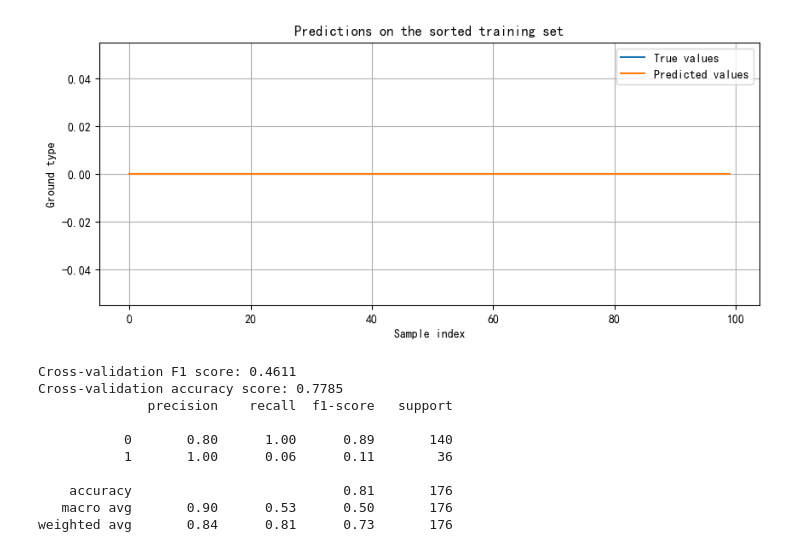
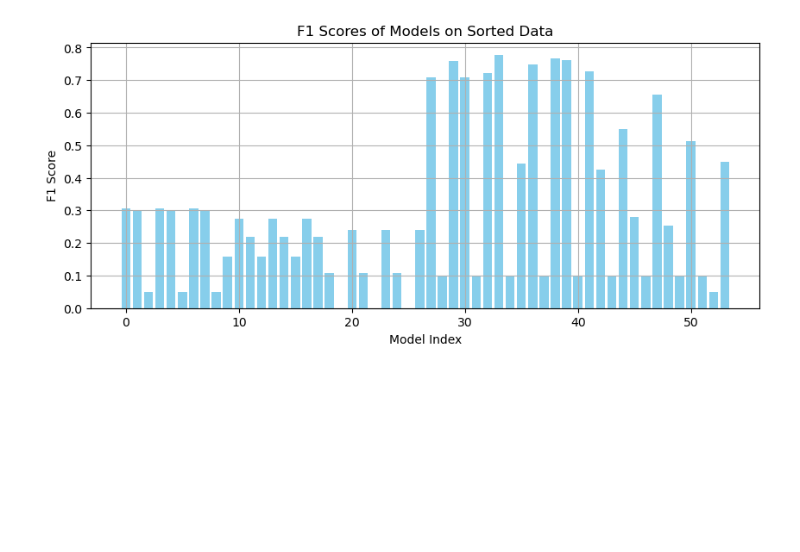
Before and after one commit to wangjinglong11/work, a Jupyter notebook: 5.ipynb, the cells around one changed output. Saved outputs shown, nothing was run; the diff lists cells and outputs as text; code cells hidden in the pictures; blank space fills up the shorter version.

```diff
--- a/5.ipynb
+++ b/5.ipynb
@@ -110,11 +200,64 @@ weighted avg       0.84      0.81      0.73       176
 # %%
 # === 5. Training on sorted data ===
 print("# Training on sorted data")
-model_sorted = train_mlp(X_sorted, Y_sorted, hidden_layers=(128, 64, 32), activation='tanh', solver='adam', max_iter=300)
-pred_sorted = model_sorted.predict(X_sorted)
-plot_results(Y_sorted.values, pred_sorted, "Predictions on the sorted training set")
-print("Cross-validation F1 score: {:.4f}".format(cross_val_score(model_raw, X, Y, cv=3, scoring='f1_macro').mean()))
-print("Cross-validation accuracy score: {:.4f}".format(cross_val_score(model_raw, X, Y, cv=3, scoring='accuracy').mean()))
-print(classification_report(Y, pred_raw))
+
+train_data = X.copy()
+train_data['Type'] = Y.values  # Add the label column
+
+# Sort by 'Type' in ascending order
+train_data_sorted = train_data.sort_values(by='Type').reset_index(drop=True)
+
+# Separate the sorted X and Y
+X_sorted = train_data_sorted.drop(columns='Type')
+Y_sorted = train_data_sorted['Type']
+
+
+# -------------------------------
+# Using GridSearchCV for parameter search and outputting Accuracy
+# -------------------------------
+from sklearn.model_selection import GridSearchCV, StratifiedKFold, cross_val_score
+from sklearn.neural_network import MLPClassifier
+import matplotlib.pyplot as plt
+import pandas as pd
+
+param_grid = {
+    'hidden_layer_sizes': [(128, 64), (64, 32), (32, 16)],
+    'activation': ['relu', 'tanh', ],
+    'solver': ['adam', 'sgd','lbfgs'],
+    'max_iter': [300, 200, 100],
+    'random_state': [42]
+}
+
+# Initialize the model and cross-validation object
+clf = MLPClassifier()
+cv = StratifiedKFold(n_splits=4, shuffle=True, random_state=42)
+
+# Perform grid search with F1 scoring
+grid_search = GridSearchCV(clf, param_grid, cv=cv, scoring='f1', n_jobs=-1, verbose=1)
+grid_search.fit(X_sorted, Y_sorted)
+
+# Output the best parameters and F1 score
+print("Training on sorted data completed.")
+print("Best F1 Score:", round(grid_search.best_score_, 4))
+print("Best model parameters:")
+for k, v in grid_search.best_params_.items():
+    print(f"   {k}: {v}")
+
+# Calculate the average accuracy using the best model and cross-validation
+best_model = grid_search.best_estimator_
+accuracy_scores = cross_val_score(best_model,X_sorted, Y_sorted, cv=cv, scoring='accuracy')
+print("Average Accuracy (cross-validation) on sorted data:", round(accuracy_scores.mean(), 4))
+
+# Visualize the F1 scores of different models
+results = pd.DataFrame(grid_search.cv_results_)
+
+plt.figure(figsize=(10, 4))
+plt.bar(range(len(results['mean_test_score'])), results['mean_test_score'], color='skyblue')
+
+plt.title("F1 Scores of Models on Sorted Data")
+plt.ylabel("F1 Score")
+plt.xlabel("Model Index")
+plt.grid(True)
+plt.show()
 # %% [output]
 # Training on sorted data
@@ -126,11 +274 @@ Cross-validation recall: 0.4965 (Standard deviation: 0.0050)
-[figure, old version]
+[figure, new version]
-Cross-validation F1 score: 0.4611
-Cross-validation accuracy score: 0.7785
-              precision    recall  f1-score   support
-
-           0       0.80      1.00      0.89       140
-           1       1.00      0.06      0.11        36
-
-    accuracy                           0.81       176
-   macro avg       0.90      0.53      0.50       176
-weighted avg       0.84      0.81      0.73       176
```
Also changed, not shown: parts of 19 cells of this notebook.
